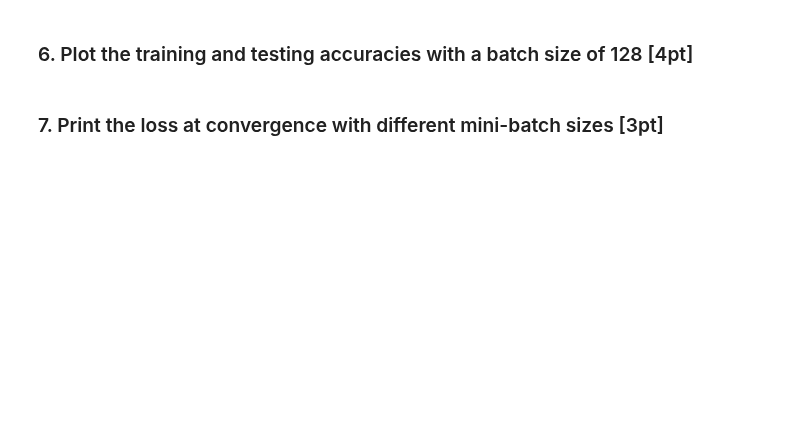
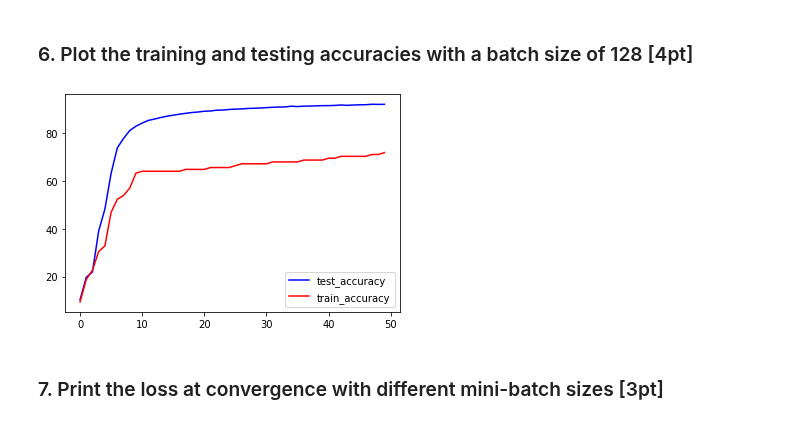
Before and after one commit to minjoong507/Machine-learning-project, a Jupyter notebook: 9week/notebook/assignment-09.ipynb, the cells around one changed output. Saved outputs shown, nothing was run; the diff lists cells and outputs as text; code cells hidden in the pictures; blank space fills up the shorter version.

```diff
--- a/9week/notebook/assignment-09.ipynb
+++ b/9week/notebook/assignment-09.ipynb
@@ -342,5 +348,12 @@ plt.show()
 # %% [markdown]
 ### 6. Plot the training and testing accuracies with a batch size of 128 [4pt]
+# %%
+plt.plot([i for i in range(len(test_accu_128))], test_accu_128, c = 'blue', label = 'test_accuracy')
+plt.plot([i for i in range(len(train_accu_128))], train_accu_128, c = 'red', label = 'train_accuracy')
+plt.legend()
+plt.show()
+# %% [output]
+[figure, added]
 # %% [markdown]
 ### 7. Print the loss at convergence with different mini-batch sizes [3pt]
 # %%
```
Also changed, not shown: parts of 4 cells of this notebook.
